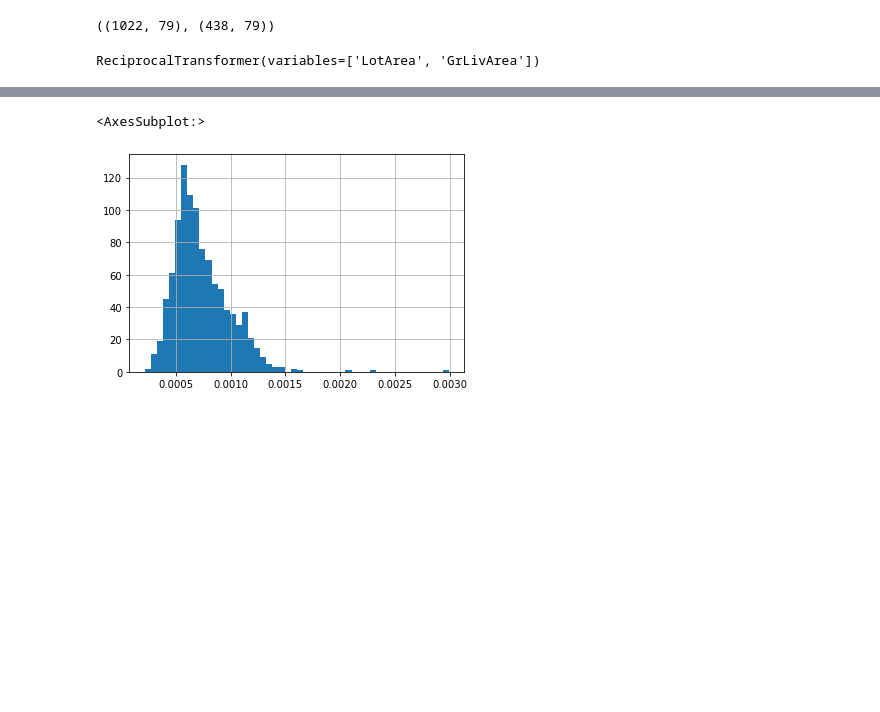
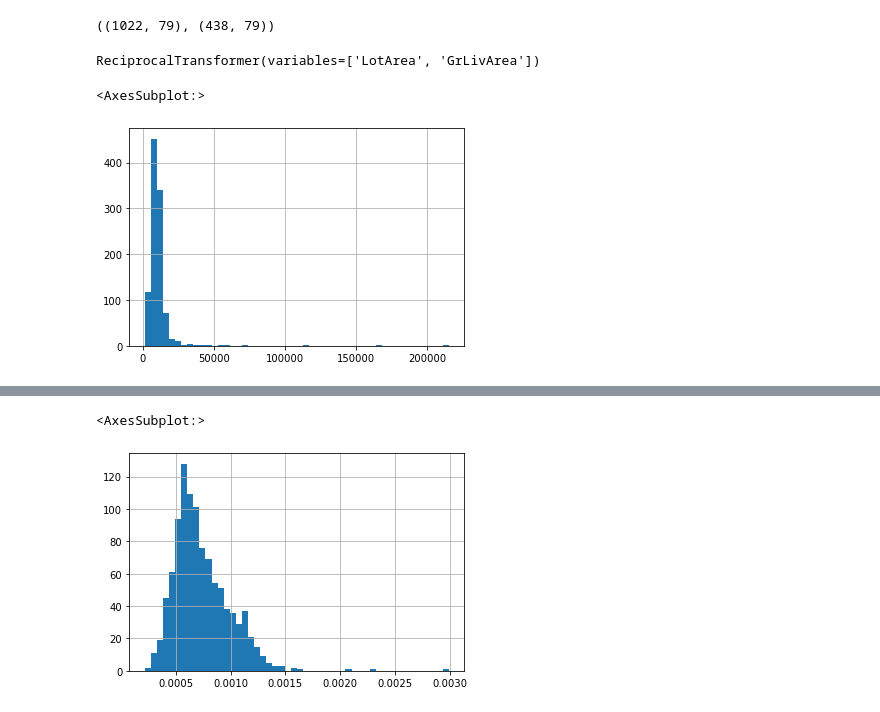
Before and after one commit to feature-engine/feature_engine, a Jupyter notebook: examples/transformation/ReciprocalTransformer.ipynb, the cells around one changed output, grey strips where cells are left out. Saved outputs shown, nothing was run; the diff lists cells and outputs as text; code cells hidden in the pictures; blank space fills up the shorter version.

```diff
--- a/examples/transformation/ReciprocalTransformer.ipynb
+++ b/examples/transformation/ReciprocalTransformer.ipynb
@@ -53,3 +55,9 @@ rt = ReciprocalTransformer(variables = ['LotArea', 'GrLivArea'])
 rt.fit(X_train)
 # %% [output]
 ReciprocalTransformer(variables=['LotArea', 'GrLivArea'])
+# %%
+#before transforming
+X_train['LotArea'].hist(bins=50)
+# %% [output]
+<AxesSubplot:>
+[figure, added]
```
Also changed, not shown: parts of 16 cells of this notebook, 4 other files.
